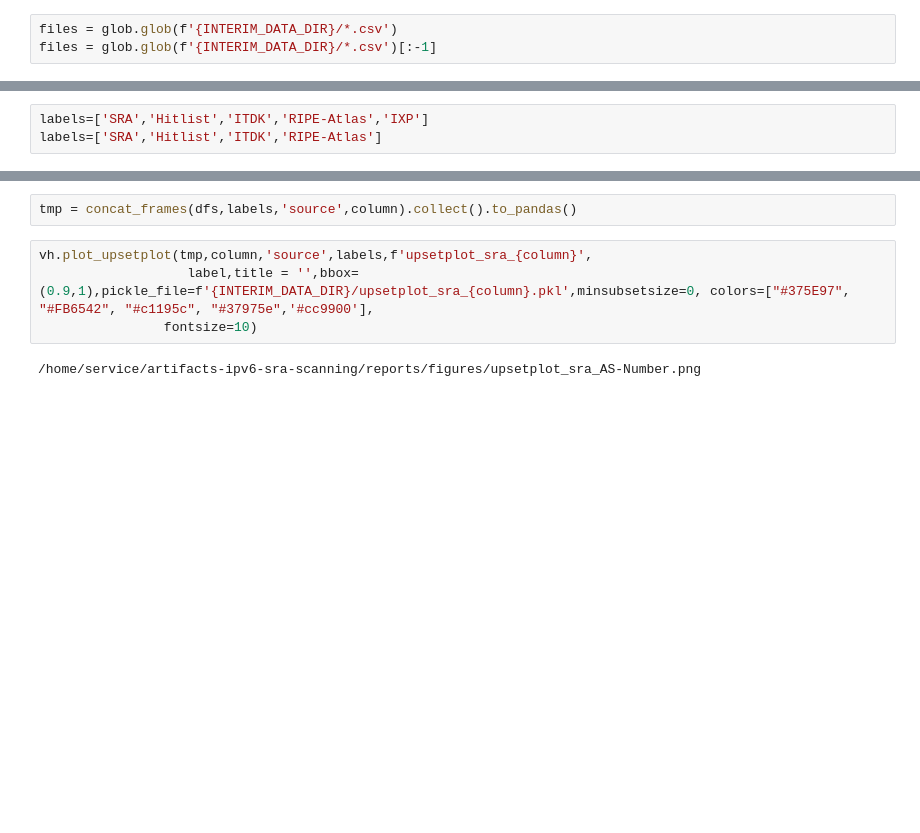
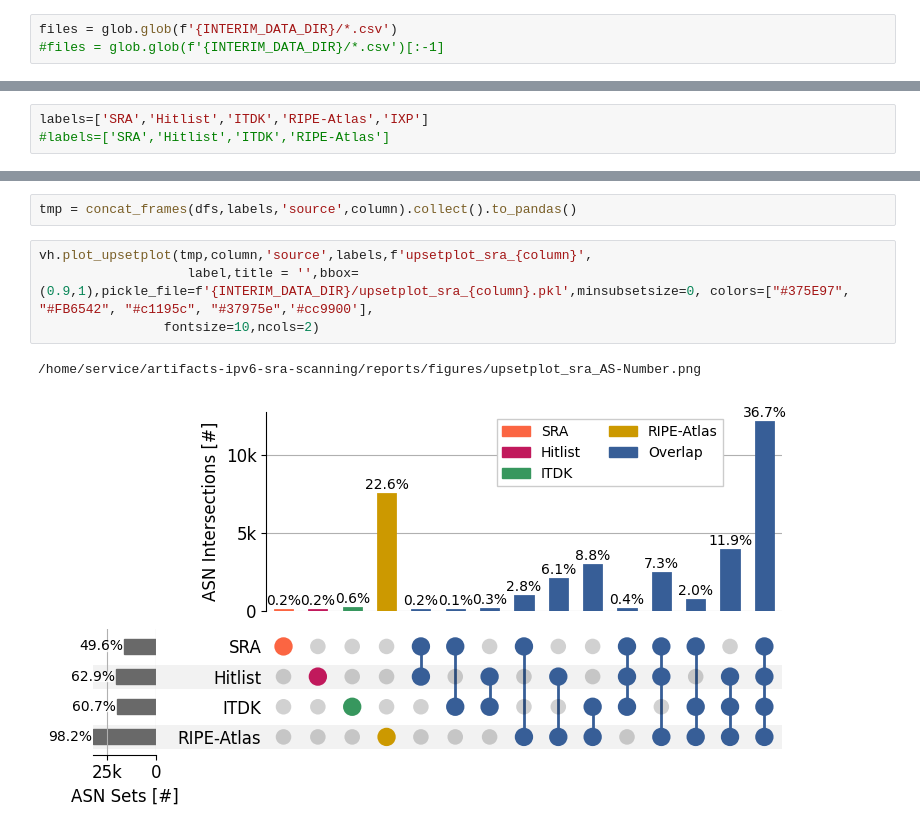
Before and after one commit to netd-tud/artifacts-ipv6-sra-scanning, a Jupyter notebook: notebooks/05.2-overlap-other-sources.ipynb, the cells around one changed output, grey strips where cells are left out. Drawn from its saved outputs; the diff is of its cells as text; blank space fills up the shorter version.

```diff
--- a/notebooks/05.2-overlap-other-sources.ipynb
+++ b/notebooks/05.2-overlap-other-sources.ipynb
@@ -13,6 +13,6 @@ ParallelPandas.initialize(n_cpu=24, split_factor=1, disable_pr_bar=False)
 # %%
 files = glob.glob(f'{INTERIM_DATA_DIR}/*.csv')
-files = glob.glob(f'{INTERIM_DATA_DIR}/*.csv')[:-1]
+#files = glob.glob(f'{INTERIM_DATA_DIR}/*.csv')[:-1]
 # %%
 files
 # %% [output]
@@ -37,7 +37,7 @@ def concat_frames(dfs, labels, column,columns):
     return pl.concat(enriched_dfs, how="vertical")
 # %%
 labels=['SRA','Hitlist','ITDK','RIPE-Atlas','IXP']
-labels=['SRA','Hitlist','ITDK','RIPE-Atlas']
+#labels=['SRA','Hitlist','ITDK','RIPE-Atlas']
 # %%
 column = 'AS-Number'
 label='ASN'
@@ -46,6 +46,7 @@ tmp = concat_frames(dfs,labels,'source',column).collect().to_pandas()
 # %%
 vh.plot_upsetplot(tmp,column,'source',labels,f'upsetplot_sra_{column}',
                    label,title = '',bbox=(0.9,1),pickle_file=f'{INTERIM_DATA_DIR}/upsetplot_sra_{column}.pkl',minsubsetsize=0, colors=["#375E97", "#FB6542", "#c1195c", "#37975e",'#cc9900'],
-                fontsize=10)
+                fontsize=10,ncols=2)
 # %% [output]
 /home/service/artifacts-ipv6-sra-scanning/reports/figures/upsetplot_sra_AS-Number.png
+[figure, added]
```
Also changed, not shown: parts of 1 cell of this notebook, 21 other files.
